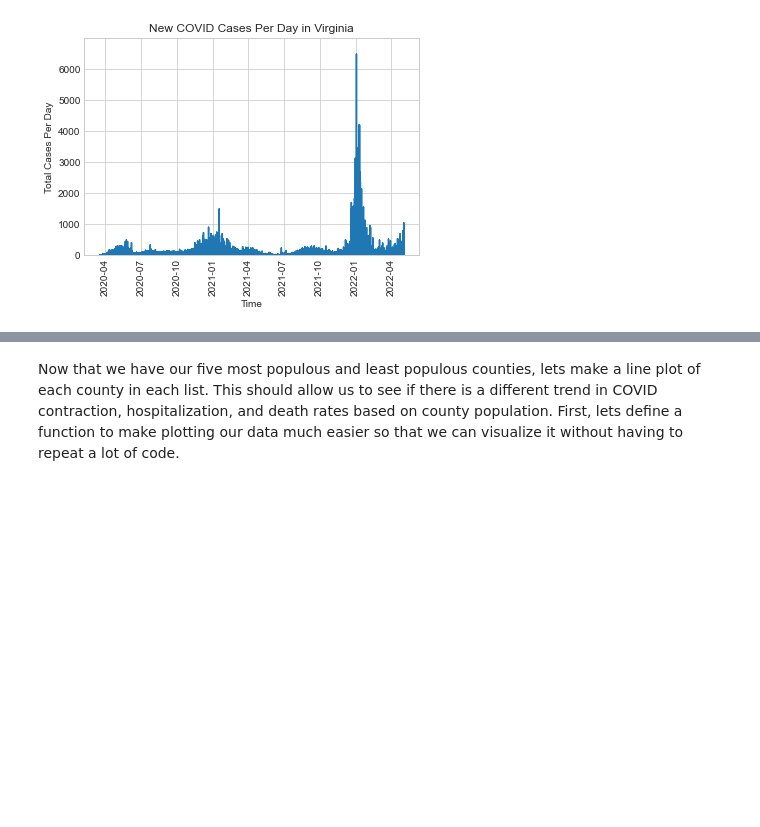
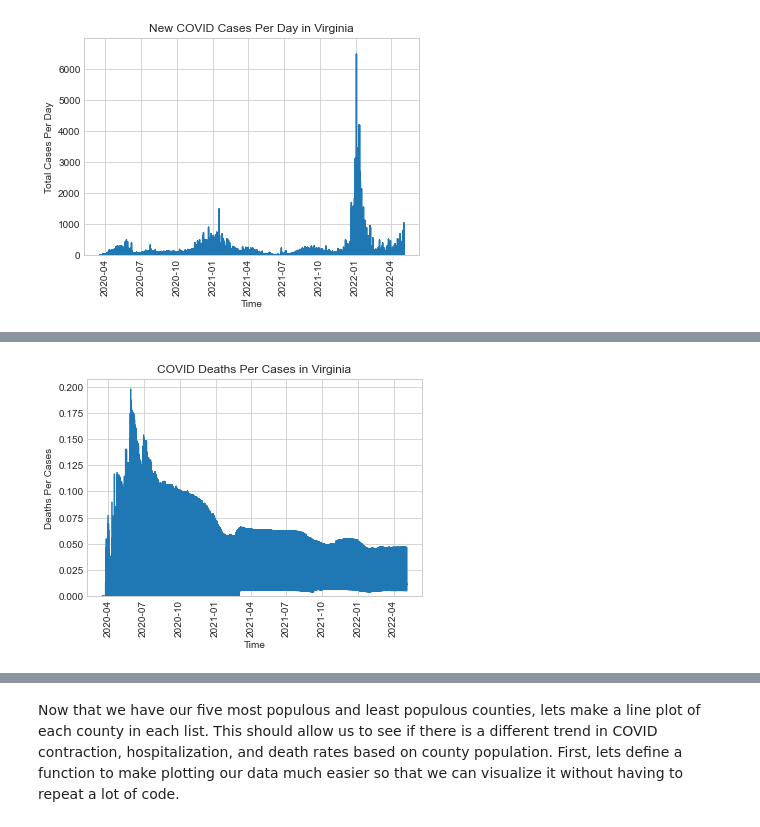
Before and after one commit to martindavid1995/Data-Science-Tutorial, a Jupyter notebook: Tutorial.ipynb, the cells around one changed output, grey strips where cells are left out. Cells and saved outputs as stored; diff of their text form; code cells hidden in the pictures; blank space fills up the shorter version.

```diff
--- a/Tutorial.ipynb
+++ b/Tutorial.ipynb
@@ -364,0 +387,24 @@ Next, Lets take a look at death rates across all of Virginia.
+# %%
+# Reset our indices so we can iterate through the enhanced frame
+covid_data_enhanced = covid_data_enhanced.reset_index(drop=True)
+deaths_per_cases = []
+# For each row in the enhanced frame
+for index in covid_data_enhanced.index:
+    # Scrape that row's Total Cases and Deaths values
+    cases = covid_data_enhanced.at[index, 'Total Cases']
+    deaths = covid_data_enhanced.at[index, 'Deaths']
+    # Avoid divide by 0
+    if cases == 0:
+        deaths_per_cases.append(0)
+    # Low sample size cases significantly throw off values
+    elif cases < 50:
+        deaths_per_cases.append(np.nan)
+    # Else append the ratio
+    else:
+        deaths_per_cases.append(deaths/cases)
+# Append onto our enhanced frame
+covid_data_enhanced['Deaths Per Cases'] = deaths_per_cases
+# %%
+makePlot(covid_data_enhanced, "Time", "Deaths Per Cases", "COVID Deaths Per Cases in Virginia")
+# %% [output]
+[figure, added]
```
Also changed, not shown: parts of 15 cells of this notebook, 1 other file.
